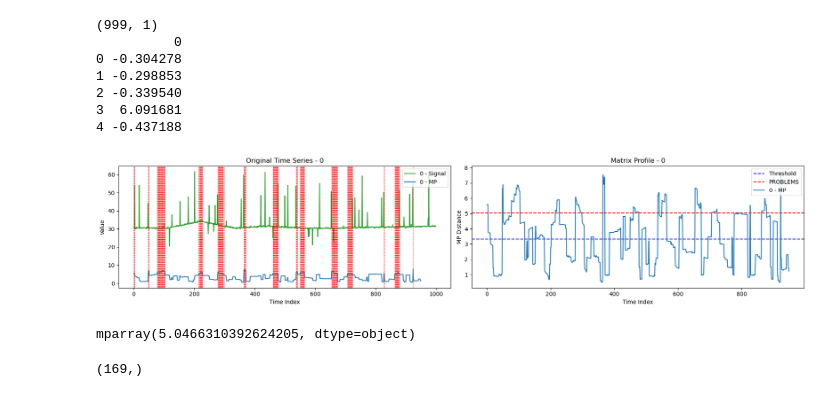
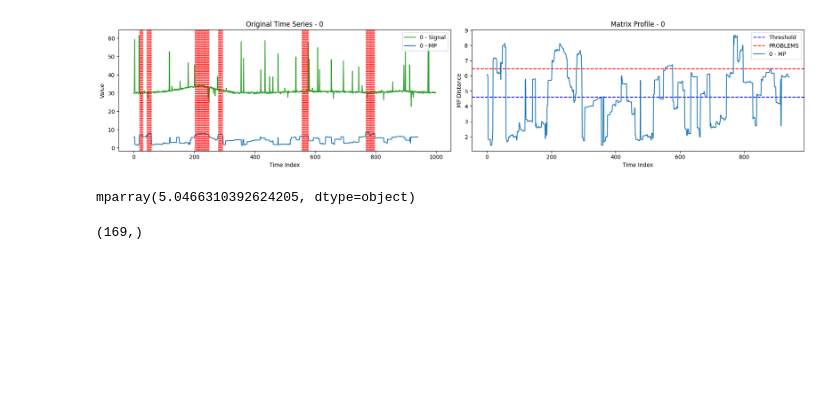
Before and after one commit to shahdivyank/turion-space, a Jupyter notebook: matrix_profile/mp.ipynb, the cells around one changed output. Cells and saved outputs as stored; diff of their text form; code cells hidden in the pictures; blank space fills up the shorter version.

Commit message:
visualize

```diff
--- a/matrix_profile/mp.ipynb
+++ b/matrix_profile/mp.ipynb
@@ -4,18 +20,10 @@ import pandas as pd
 import stumpy
 import matplotlib.pyplot as plt
 
-df_np = np.load("../models/1.npy")
+df_np = np.load("../models/2.npy")
 df = pd.DataFrame(df_np)
 
-# normalize data
-# data = (df - df.min()) / (df.max() - df.min())
-
 data = (df - df.mean()) / df.std()
-
-print(data.shape)
-print(data.head())
-
-# run for each feature
 
 ranks = {}
 matrix_profile_dists = {}
@@ -44,7 +52,7 @@ matrix_profile_dists = {}
 #     plt.legend()
 #     plt.show()
 for col in data.columns:
-    m = 50
+    m = 60
     feature = data[col]
     matrix_profile = stumpy.stump(feature, m, ignore_trivial=True)
     matrix_profile_dist = matrix_profile[:,0]
@@ -63,42 +71,35 @@ if num_features == 1:
 
 for i, (col, mp_dist) in enumerate(matrix_profile_dists.items()):
     original_signal = df[col].values
 
     axes[i, 0].plot(original_signal, color='tab:green', label=f"{col} - Signal")
     axes[i, 0].plot(mp_dist, color='tab:blue', label=f"{col} - MP")
     axes[i, 0].set_title(f"Original Time Series - {col}")
     axes[i, 0].set_ylabel("Value")
     axes[i, 0].legend()
 
-    mask = np.where(matrix_profile_dists[0] > np.mean(matrix_profile_dists[0]) + np.std(np.array(matrix_profile_dists[0])))[0]
+    mask = np.where(matrix_profile_dists[0] > 1 * np.mean(matrix_profile_dists[0]) + np.std(np.array(matrix_profile_dists[0])))[0]
 
 
     for value in mask:
         axes[i, 0].axvline(x=value, color='red', linestyle='--', linewidth=0.5)
 
 
     axes[i, 1].axhline(y=np.mean(matrix_profile_dists[0]), color='blue', linestyle='--', label='Threshold')
     axes[i, 1].axhline(y=np.mean(matrix_profile_dists[0]) + np.std(np.array(matrix_profile_dists[0])), color='red', linestyle='--', label='PROBLEMS')
 
 
     axes[i, 1].plot(mp_dist, color='tab:blue', label=f"{col} - MP")
     axes[i, 1].set_title(f"Matrix Profile - {col}")
     axes[i, 1].set_ylabel("MP Distance")
     axes[i, 1].legend()
 
 axes[-1, 0].set_xlabel("Time Index")
 axes[-1, 1].set_xlabel("Time Index")
 plt.tight_layout()
 plt.show()
 # %% [output]
-(999, 1)
-          0
-0 -0.304278
-1 -0.298853
-2 -0.339540
-3  6.091681
-4 -0.437188
-[figure, old version]
+[figure, new version]
 # %%
 np.mean(matrix_profile_dists[0]) + np.std(np.array(matrix_profile_dists[0]))
 # %% [output]
```
Also changed, not shown: parts of 10 cells of this notebook.
